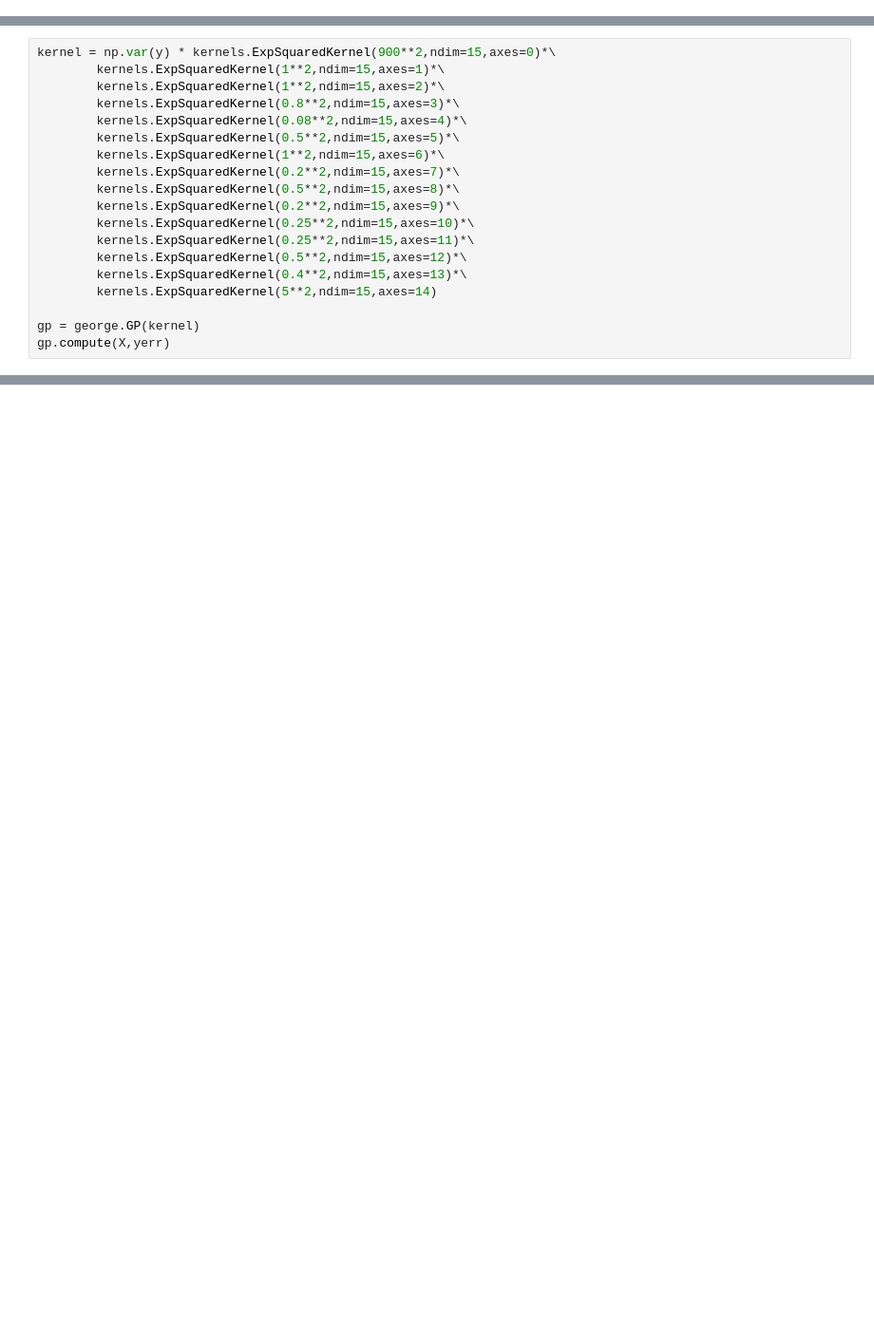
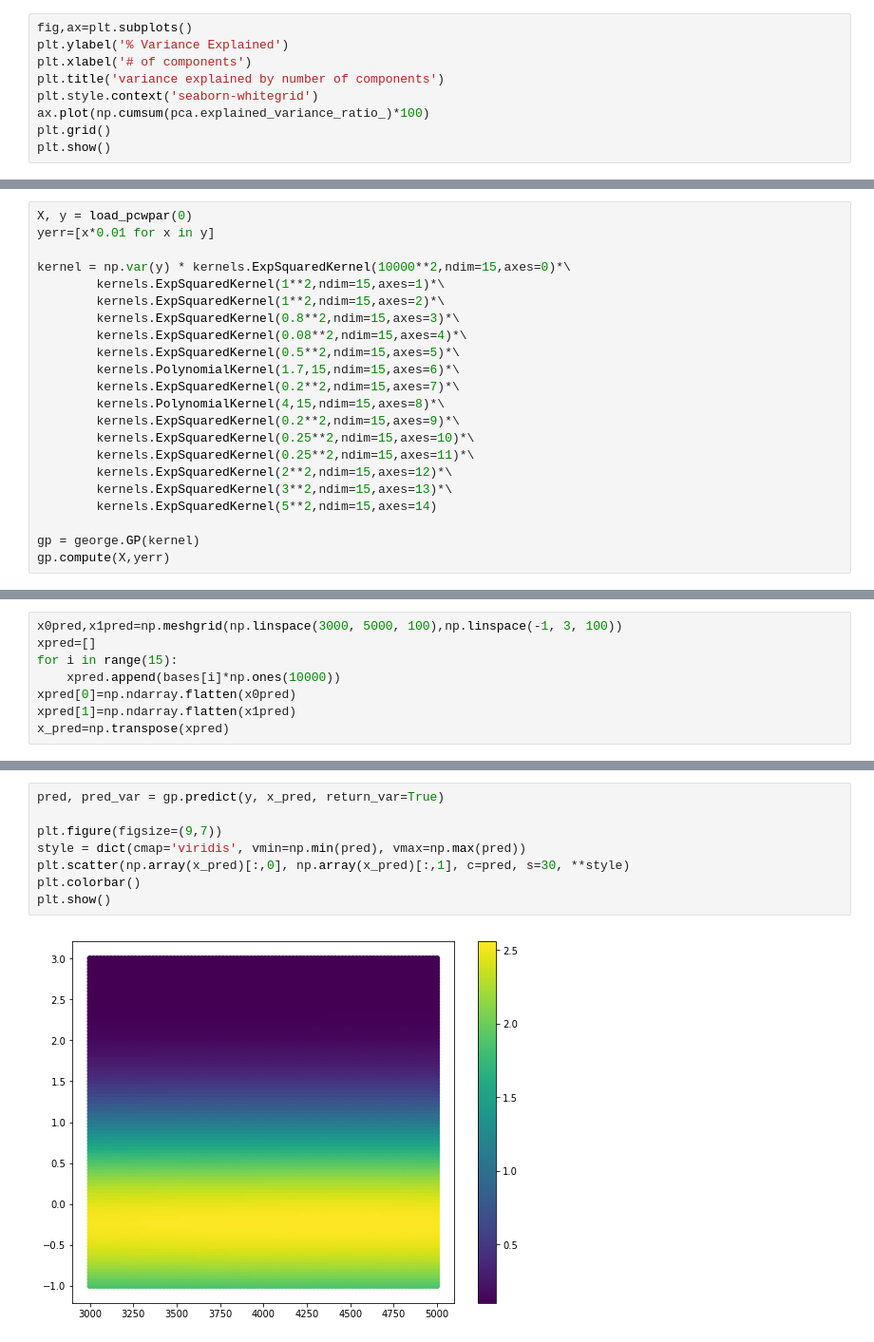
Before and after one commit to elizabethteng/crassula, a Jupyter notebook: george_multi_cut.ipynb, the cells around one changed output, grey strips where cells are left out. Shown: that part at 95% size. Drawn from its saved outputs; the diff is of its cells as text; blank space fills up the shorter version.

```diff
--- a/george_multi_cut.ipynb
+++ b/george_multi_cut.ipynb
@@ -73,0 +107,9 @@ nancube=nancube_cut
+# %%
+fig,ax=plt.subplots()
+plt.ylabel('% Variance Explained')
+plt.xlabel('# of components')
+plt.title('variance explained by number of components')
+plt.style.context('seaborn-whitegrid')
+ax.plot(np.cumsum(pca.explained_variance_ratio_)*100)
+plt.grid()
+plt.show()
@@ -109,18 +205,21 @@ yerr=[x*0.01 for x in y]
 # %%
-kernel = np.var(y) * kernels.ExpSquaredKernel(900**2,ndim=15,axes=0)*\
+X, y = load_pcwpar(0)
+yerr=[x*0.01 for x in y]
+
+kernel = np.var(y) * kernels.ExpSquaredKernel(10000**2,ndim=15,axes=0)*\
         kernels.ExpSquaredKernel(1**2,ndim=15,axes=1)*\
         kernels.ExpSquaredKernel(1**2,ndim=15,axes=2)*\
         kernels.ExpSquaredKernel(0.8**2,ndim=15,axes=3)*\
         kernels.ExpSquaredKernel(0.08**2,ndim=15,axes=4)*\
         kernels.ExpSquaredKernel(0.5**2,ndim=15,axes=5)*\
-        kernels.ExpSquaredKernel(1**2,ndim=15,axes=6)*\
+        kernels.PolynomialKernel(1.7,15,ndim=15,axes=6)*\
         kernels.ExpSquaredKernel(0.2**2,ndim=15,axes=7)*\
-        kernels.ExpSquaredKernel(0.5**2,ndim=15,axes=8)*\
+        kernels.PolynomialKernel(4,15,ndim=15,axes=8)*\
         kernels.ExpSquaredKernel(0.2**2,ndim=15,axes=9)*\
         kernels.ExpSquaredKernel(0.25**2,ndim=15,axes=10)*\
         kernels.ExpSquaredKernel(0.25**2,ndim=15,axes=11)*\
-        kernels.ExpSquaredKernel(0.5**2,ndim=15,axes=12)*\
-        kernels.ExpSquaredKernel(0.4**2,ndim=15,axes=13)*\
+        kernels.ExpSquaredKernel(2**2,ndim=15,axes=12)*\
+        kernels.ExpSquaredKernel(3**2,ndim=15,axes=13)*\
         kernels.ExpSquaredKernel(5**2,ndim=15,axes=14)
 
 gp = george.GP(kernel)
@@ -174,2 +227,10 @@ plt.plot(np.array(sl)[:,0], pred, "r", lw=1.5, alpha=0.5)
+# %%
+x0pred,x1pred=np.meshgrid(np.linspace(3000, 5000, 100),np.linspace(-1, 3, 100))
+xpred=[]
+for i in range(15):
+    xpred.append(bases[i]*np.ones(10000))
+xpred[0]=np.ndarray.flatten(x0pred)
+xpred[1]=np.ndarray.flatten(x1pred)
+x_pred=np.transpose(xpred)
 # %%
 print("Initial ln-likelihood: {0:.2f}".format(gp.log_likelihood(y)))
@@ -178,3 +251,13 @@ Initial ln-likelihood: -5171.70
+# %%
+pred, pred_var = gp.predict(y, x_pred, return_var=True)
+
+plt.figure(figsize=(9,7))
+style = dict(cmap='viridis', vmin=np.min(pred), vmax=np.max(pred))
+plt.scatter(np.array(x_pred)[:,0], np.array(x_pred)[:,1], c=pred, s=30, **style)
+plt.colorbar()
+plt.show()
+# %% [output]
+[figure, added]
 # %%
 def neg_ln_like(p):
     gp.set_parameter_vector(p)
```
Also changed, not shown: parts of 31 cells of this notebook, 23 other files.
